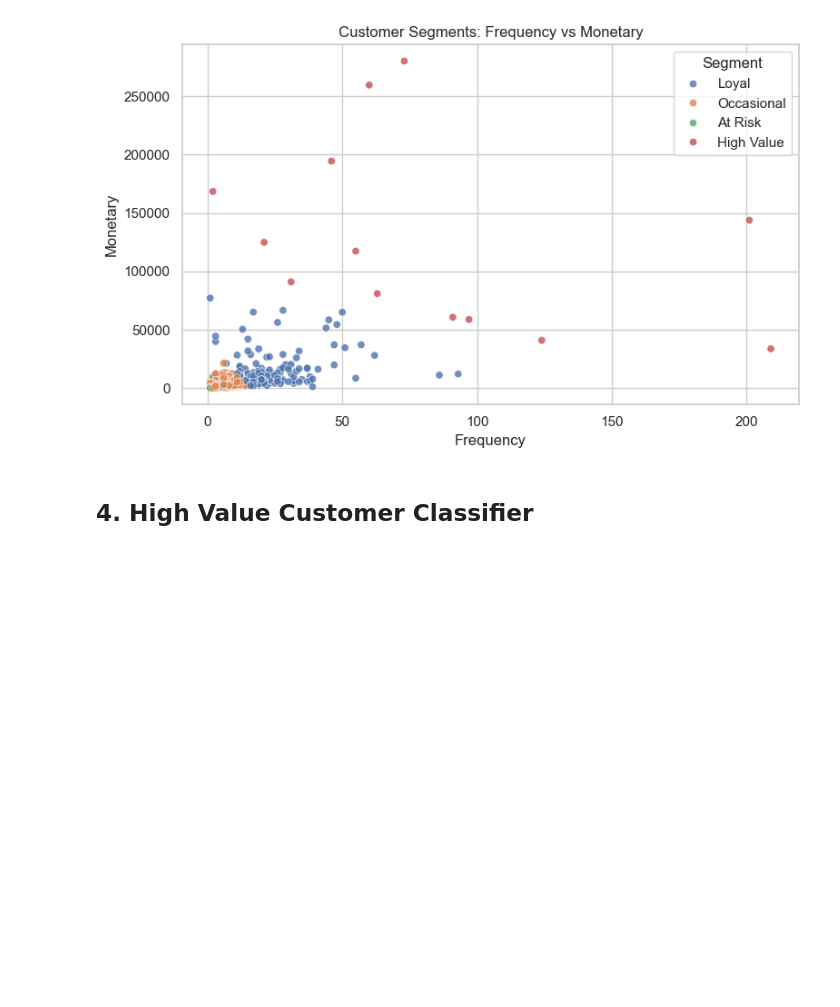
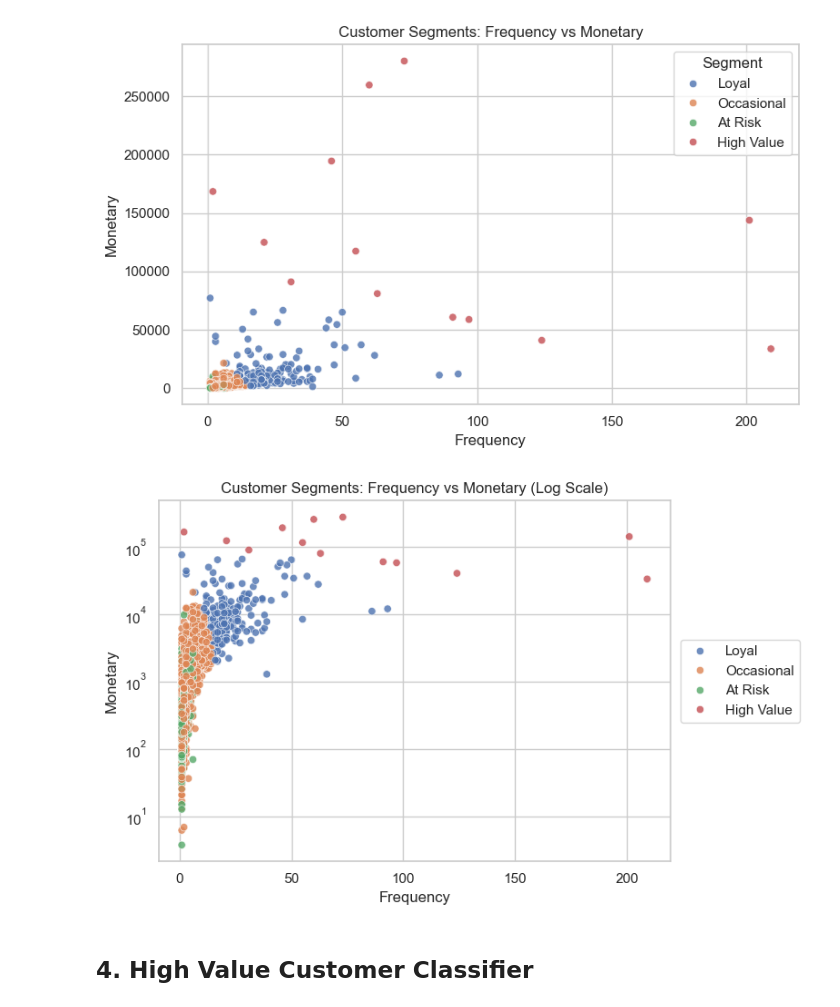
Before and after one commit to kamil-kucharski/retail-insight-customer-analysis, a Jupyter notebook: notebooks/01_customer_purchase_analysis.ipynb, the cells around one changed output. Drawn from its saved outputs; the diff is of its cells as text; code cells hidden in the pictures; blank space fills up the shorter version.

Commit message:
Graph with a logarithmic scale

```diff
--- a/notebooks/01_customer_purchase_analysis.ipynb
+++ b/notebooks/01_customer_purchase_analysis.ipynb
@@ -202,6 +202,23 @@ plt.savefig(FIGURES_DIR / "customer_segments.png", dpi=150)
 plt.show()
 # %% [output]
 [figure]
+# %%
+plt.figure(figsize=(8, 5))
+sns.scatterplot(
+    data=segmented_rfm,
+    x="Frequency",
+    y="Monetary",
+    hue="Segment",
+    alpha=0.8,
+)
+plt.yscale("log")
+plt.title("Customer Segments: Frequency vs Monetary (Log Scale)")
+plt.legend(loc="center left", bbox_to_anchor=(1.02, 0.5), borderaxespad=0)
+plt.tight_layout()
+plt.savefig(FIGURES_DIR / "customer_segments_log_monetary.png", dpi=150)
+plt.show()
+# %% [output]
+[figure, added]
 # %% [markdown]
 ## 4. High Value Customer Classifier
 # %%
```
Also changed, not shown: 2 other files.
